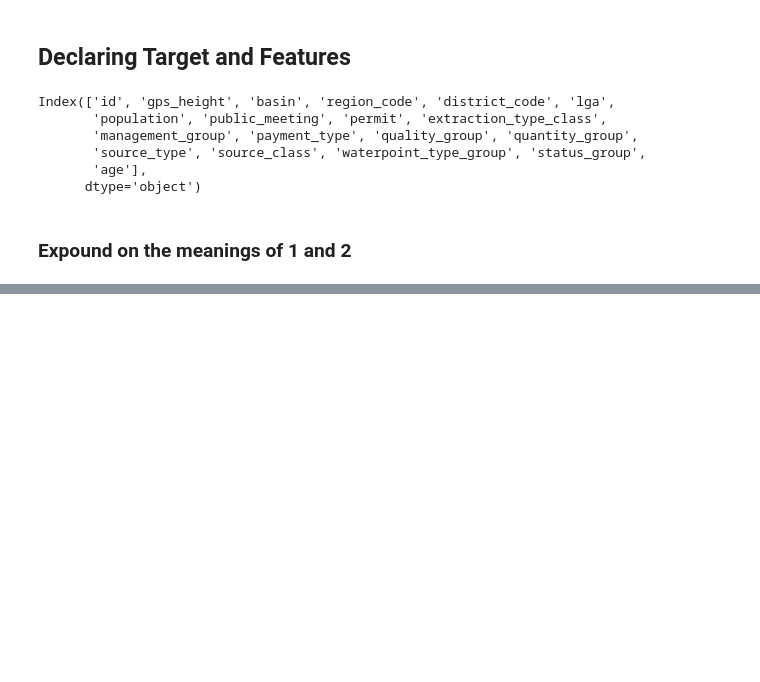
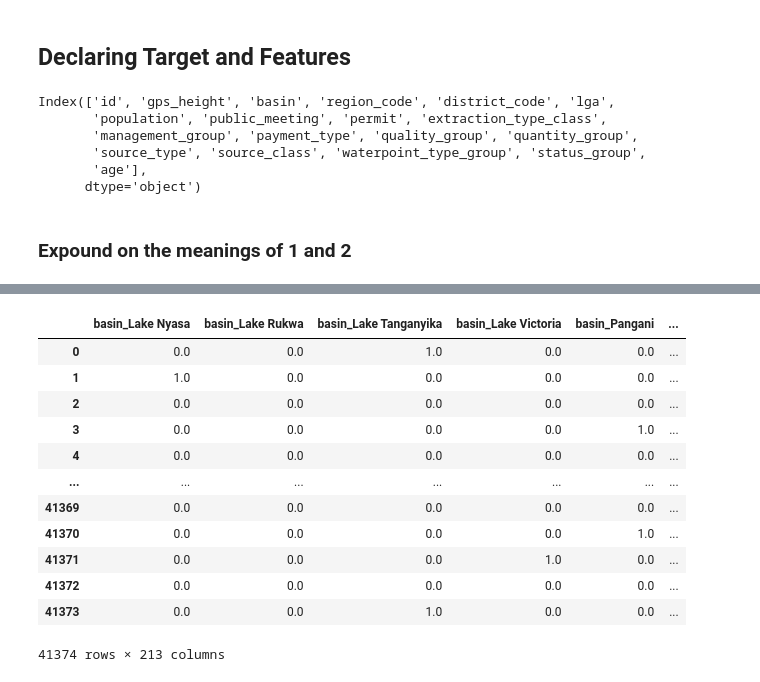
Before and after one commit to leonardkoyio/Phase-3-Project-_v1, a Jupyter notebook: index.ipynb, the cells around one changed output, grey strips where cells are left out. Drawn from its saved outputs; the diff is of its cells as text; code cells hidden in the pictures; blank space fills up the shorter version.

```diff
--- a/index.ipynb
+++ b/index.ipynb
@@ -1183,0 +1286,23 @@ y_2 = df_concise_without_outliers['status_group']
+# %%
+
+X_train_2_categorical_ohe = ohe.fit_transform(X_train_2_categorical).toarray()
+
+X_train_2_encoded_categorical = pd.DataFrame(
+    X_train_2_categorical_ohe,
+    columns=ohe.get_feature_names_out(X_train_2_categorical.columns)
+)
+X_train_2_encoded_categorical
+# %% [output]
+|  | basin_Lake Nyasa | basin_Lake Rukwa | basin_Lake Tanganyika | basin_Lake Victoria | basin_Pangani | ... |
+| 0 | 0.0 | 0.0 | 1.0 | 0.0 | 0.0 | ... |
+| 1 | 1.0 | 0.0 | 0.0 | 0.0 | 0.0 | ... |
+| 2 | 0.0 | 0.0 | 0.0 | 0.0 | 0.0 | ... |
+| 3 | 0.0 | 0.0 | 0.0 | 0.0 | 1.0 | ... |
+| 4 | 0.0 | 0.0 | 0.0 | 0.0 | 0.0 | ... |
+| ... | ... | ... | ... | ... | ... | ... |
+| 41369 | 0.0 | 0.0 | 0.0 | 0.0 | 0.0 | ... |
+| 41370 | 0.0 | 0.0 | 0.0 | 0.0 | 1.0 | ... |
+| 41371 | 0.0 | 0.0 | 0.0 | 1.0 | 0.0 | ... |
+| 41372 | 0.0 | 0.0 | 0.0 | 0.0 | 0.0 | ... |
+| 41373 | 0.0 | 0.0 | 1.0 | 0.0 | 0.0 | ... |
+41374 rows × 213 columns
```
Also changed, not shown: parts of 17 cells of this notebook.
